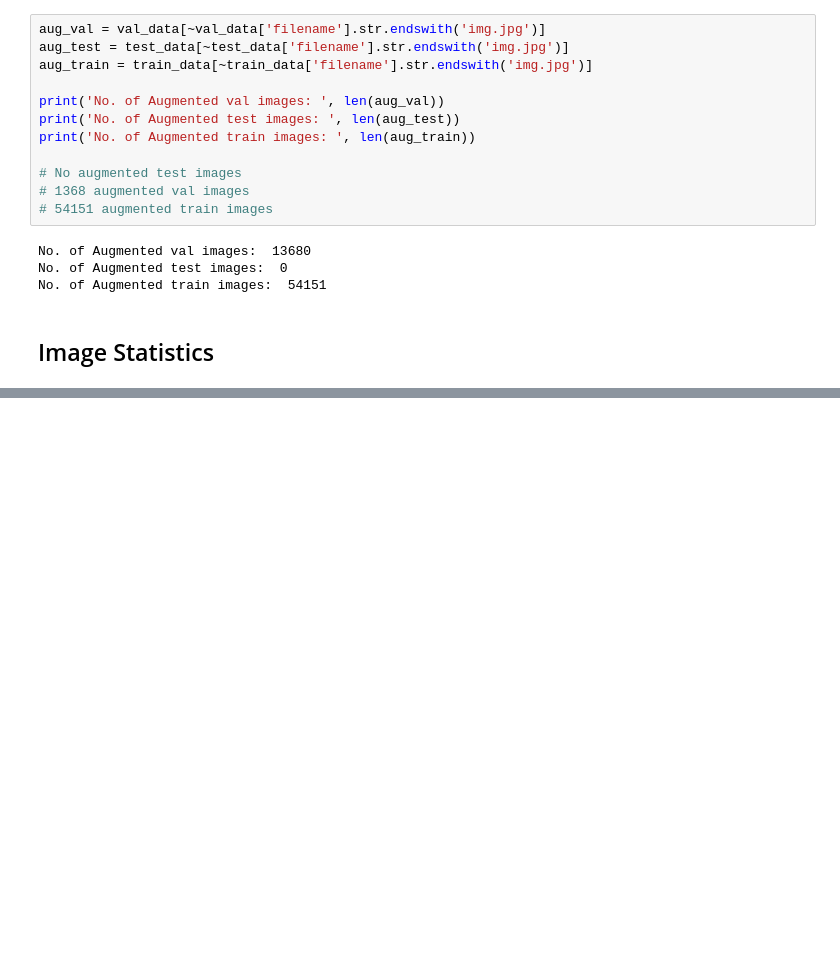
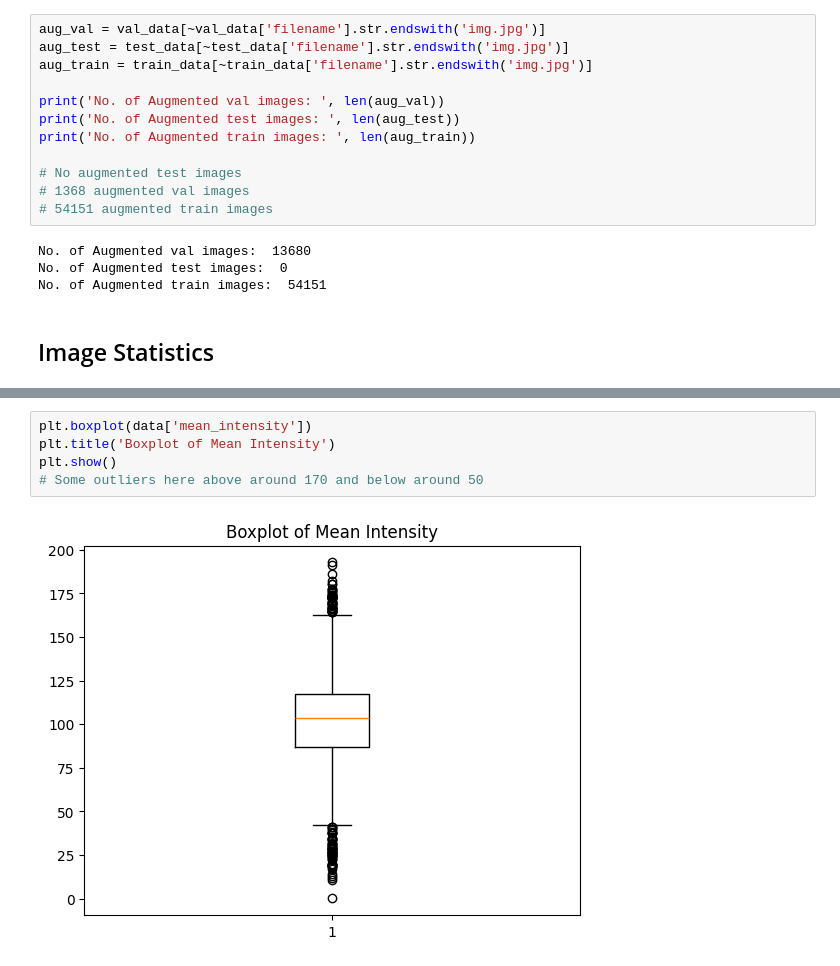
Before and after one commit to cillianmurphy45/MachineLearningCA, a Jupyter notebook: eda_cillian.ipynb, the cells around one changed output, grey strips where cells are left out. Drawn from its saved outputs; the diff is of its cells as text; blank space fills up the shorter version.

```diff
--- a/eda_cillian.ipynb
+++ b/eda_cillian.ipynb
@@ -189,0 +258,7 @@ No. of Augmented train images:  54151
+# %%
+plt.boxplot(data['mean_intensity'])
+plt.title('Boxplot of Mean Intensity')
+plt.show()
+# Some outliers here above around 170 and below around 50
+# %% [output]
+[figure, added]
```
Also changed, not shown: parts of 86 cells of this notebook, 2 other files.
